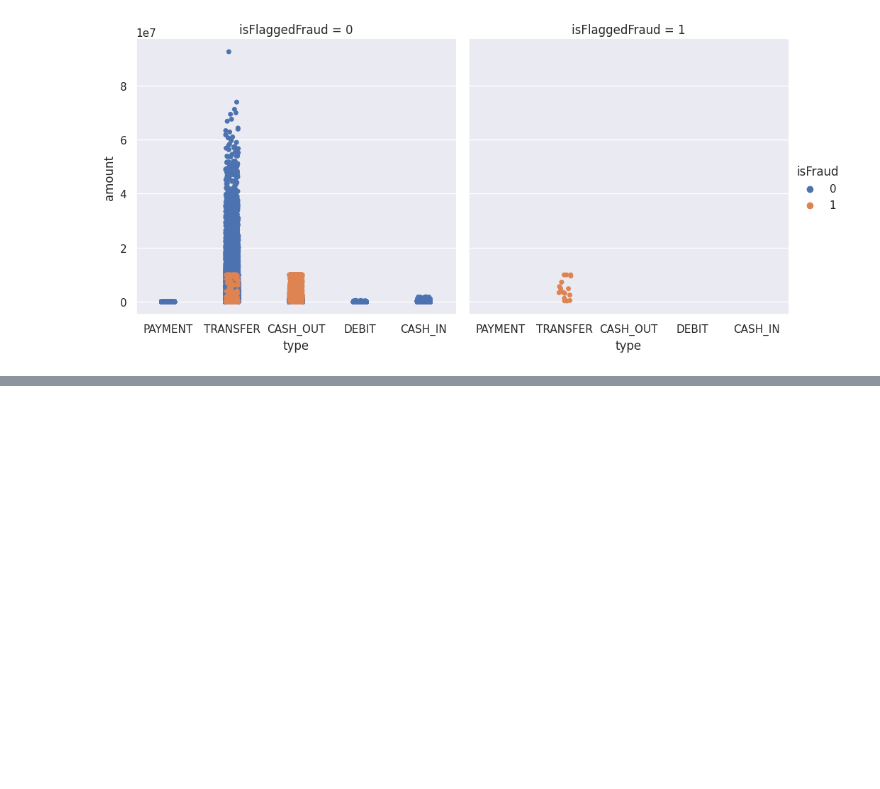
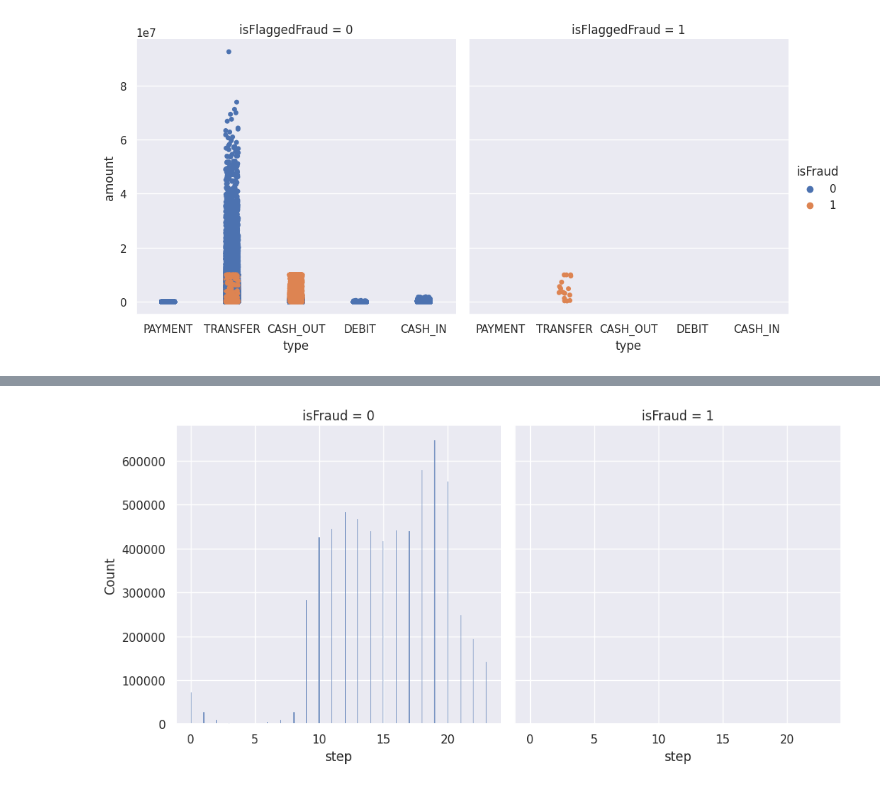
Before and after one commit to iconbaypark2900/mldetection, a Jupyter notebook: detection.ipynb, the cells around one changed output, grey strips where cells are left out. Saved outputs shown, nothing was run; the diff lists cells and outputs as text; code cells hidden in the pictures; blank space fills up the shorter version.

```diff
--- a/detection.ipynb
+++ b/detection.ipynb
@@ -104,0 +130,4 @@ sns.catplot(x = 'type', y = 'amount', estimator = sum,
+# %%
+sns.displot(data= transaction_data, x= 'step', col= 'isFraud');
+# %% [output]
+[figure, added]
```
Also changed, not shown: parts of 12 cells of this notebook.
